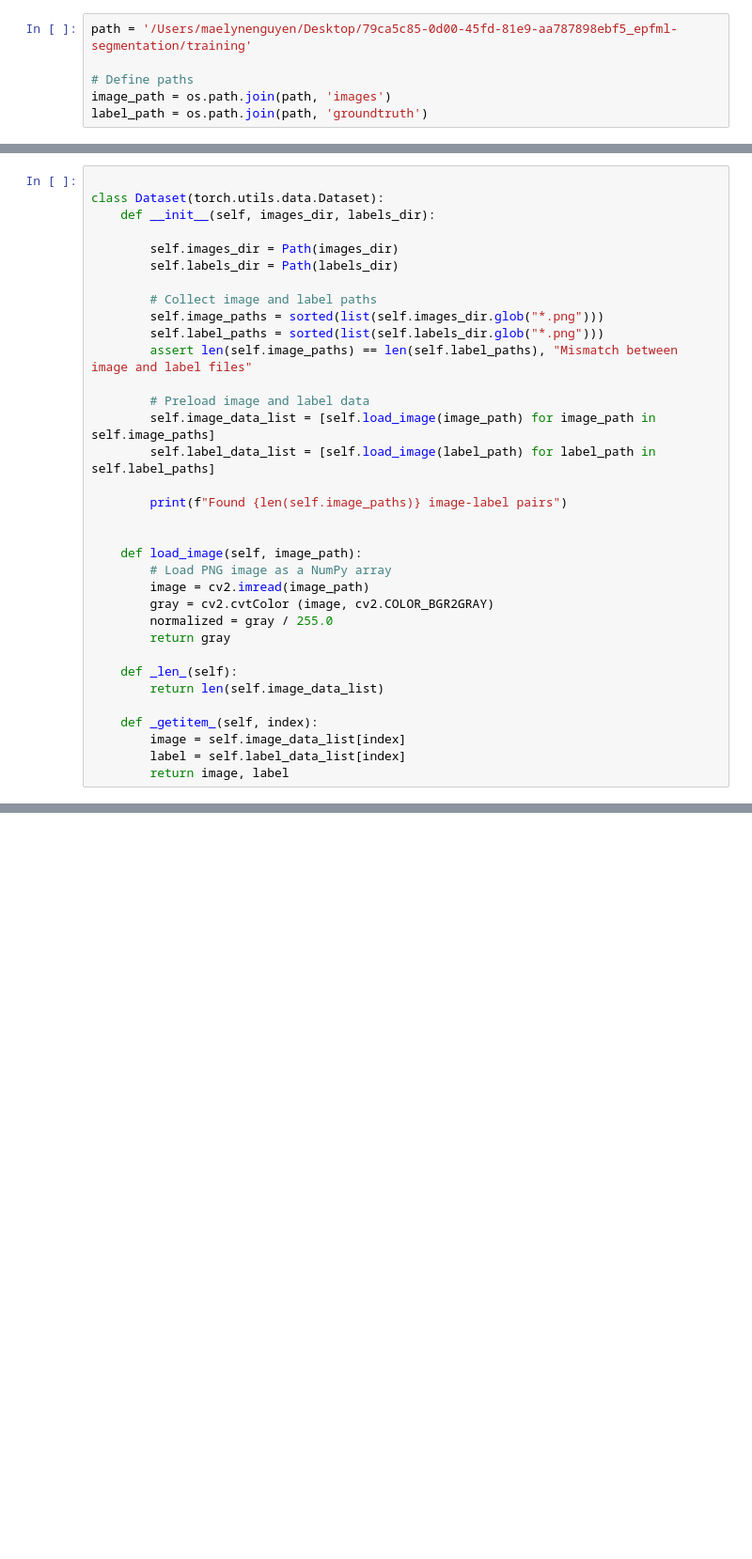
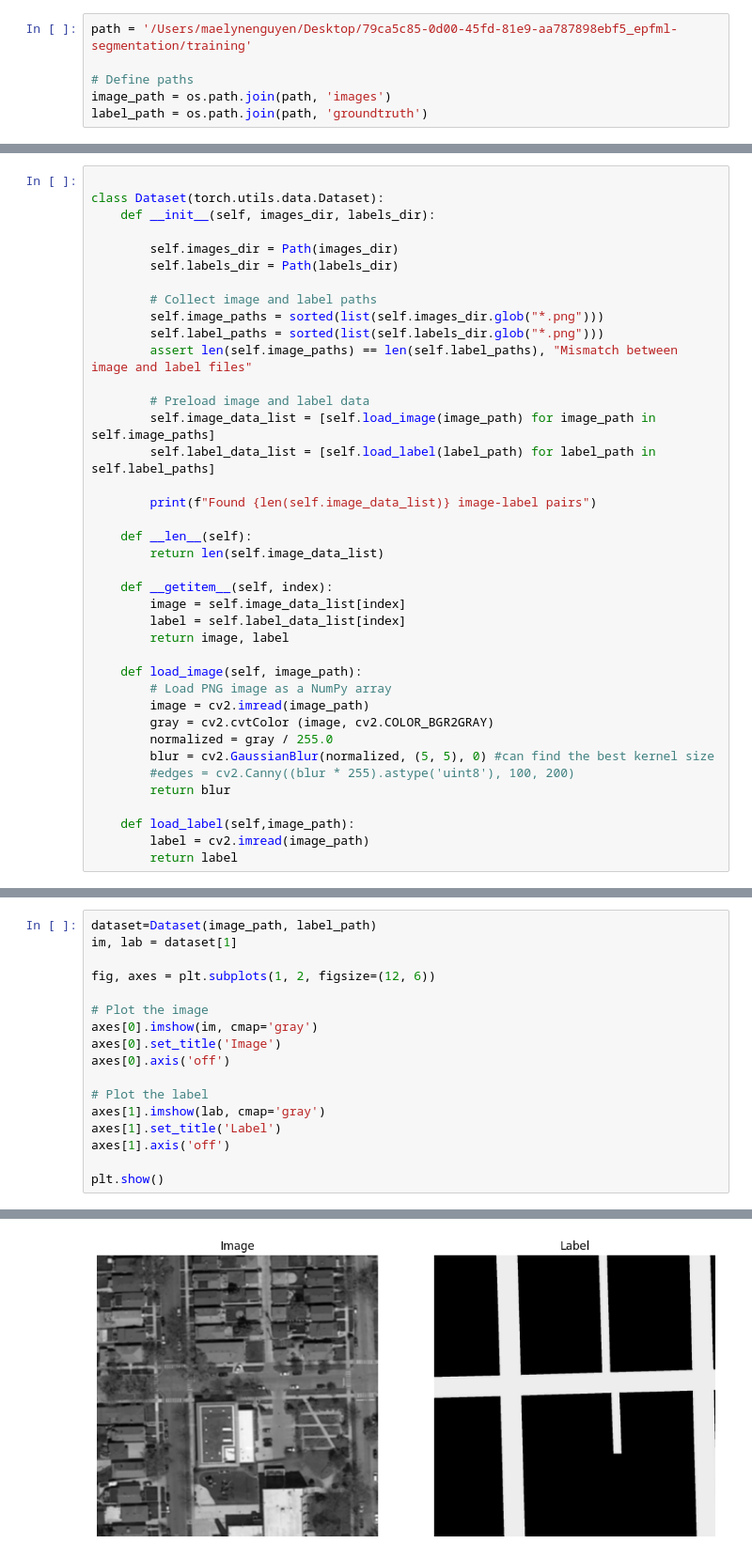
Before and after one commit to maenguye/MLproj2, a Jupyter notebook: data.ipynb, the cells around one changed output, grey strips where cells are left out. Shown at 94% size. Drawn from its saved outputs; the diff is of its cells as text; blank space fills up the shorter version.

Commit message:
blur

```diff
--- a/data.ipynb
+++ b/data.ipynb
@@ -70,22 +31,27 @@ class Dataset(torch.utils.data.Dataset):
 
         # Preload image and label data
         self.image_data_list = [self.load_image(image_path) for image_path in self.image_paths]
-        self.label_data_list = [self.load_image(label_path) for label_path in self.label_paths]
+        self.label_data_list = [self.load_label(label_path) for label_path in self.label_paths]
 
-        print(f"Found {len(self.image_paths)} image-label pairs")
+        print(f"Found {len(self.image_data_list)} image-label pairs")
 
+    def __len__(self):
+        return len(self.image_data_list)
+
+    def __getitem__(self, index):
+        image = self.image_data_list[index]
+        label = self.label_data_list[index]
+        return image, label
 
     def load_image(self, image_path):
         # Load PNG image as a NumPy array
         image = cv2.imread(image_path)
         gray = cv2.cvtColor (image, cv2.COLOR_BGR2GRAY)
         normalized = gray / 255.0
-        return gray
+        blur = cv2.GaussianBlur(normalized, (5, 5), 0) #can find the best kernel size
+        #edges = cv2.Canny((blur * 255).astype('uint8'), 100, 200)
+        return blur
 
-    def _len_(self):
-        return len(self.image_data_list)
-
-    def _getitem_(self, index):
-        image = self.image_data_list[index]
-        label = self.label_data_list[index]
-        return image, label
+    def load_label(self,image_path):
+        label = cv2.imread(image_path)
+        return label
@@ -101,0 +58,18 @@ TypeError: object of type 'Dataset' has no len()
+# %%
+dataset=Dataset(image_path, label_path)
+im, lab = dataset[1]
+
+fig, axes = plt.subplots(1, 2, figsize=(12, 6))
+
+# Plot the image
+axes[0].imshow(im, cmap='gray')
+axes[0].set_title('Image')
+axes[0].axis('off')
+
+# Plot the label
+axes[1].imshow(lab, cmap='gray')
+axes[1].set_title('Label')
+axes[1].axis('off')
+
+plt.show()
+# %% [output]
@@ -101,0 +77 @@ TypeError: object of type 'Dataset' has no len()
+[figure, added]
```
Also changed, not shown: parts of 10 cells of this notebook.
